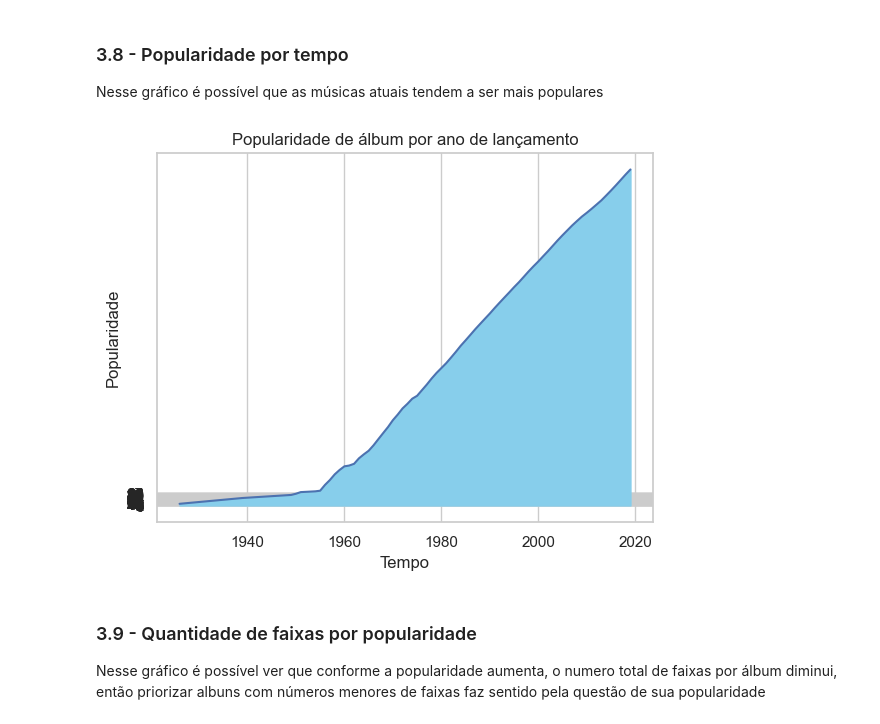
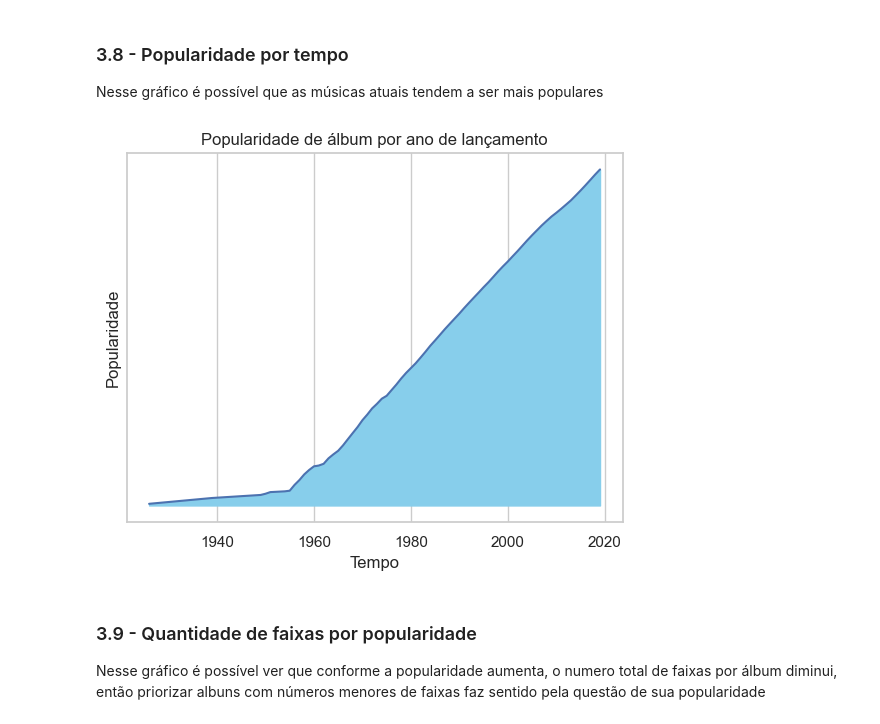
Before and after one commit to pedropalugan/mel-records2, a Jupyter notebook: notebook.ipynb, the cells around one changed output. Drawn from its saved outputs; the diff is of its cells as text; code cells hidden in the pictures.

```diff
--- a/notebook.ipynb
+++ b/notebook.ipynb
@@ -340,27 +340,27 @@ Nesse gráfico é possível que as músicas atuais tendem a ser mais populares
 # %%
 import matplotlib.pyplot as plt
 import pandas as pd
 import numpy as np
 
 db_final['release_date'] = pd.to_datetime(db_final['release_date'], errors='coerce')
 db_final['release_year'] = db_final['release_date'].dt.year
 
 popularidade_por_ano = db_final.groupby('release_year')['popularity'].mean().dropna()
 pop_acumulada = popularidade_por_ano.cumsum()
 
 # Plotando
 pop_acumulada.plot(kind='line')
 plt.fill_between(pop_acumulada.index, pop_acumulada.values, color='skyblue')
 plt.ylabel('Popularidade')
 plt.xlabel('Tempo')
 plt.title('Popularidade de álbum por ano de lançamento')
 
 # Aqui você define os valores que deseja no eixo Y
-plt.yticks(np.arange(0, 100))
+plt.yticks(np.arange(0, 0))
 
 plt.show()
 # %% [output]
-[figure, old version]
+[figure, new version]
 # %% [markdown]
 ### 3.9 - Quantidade de faixas por popularidade
 
```
